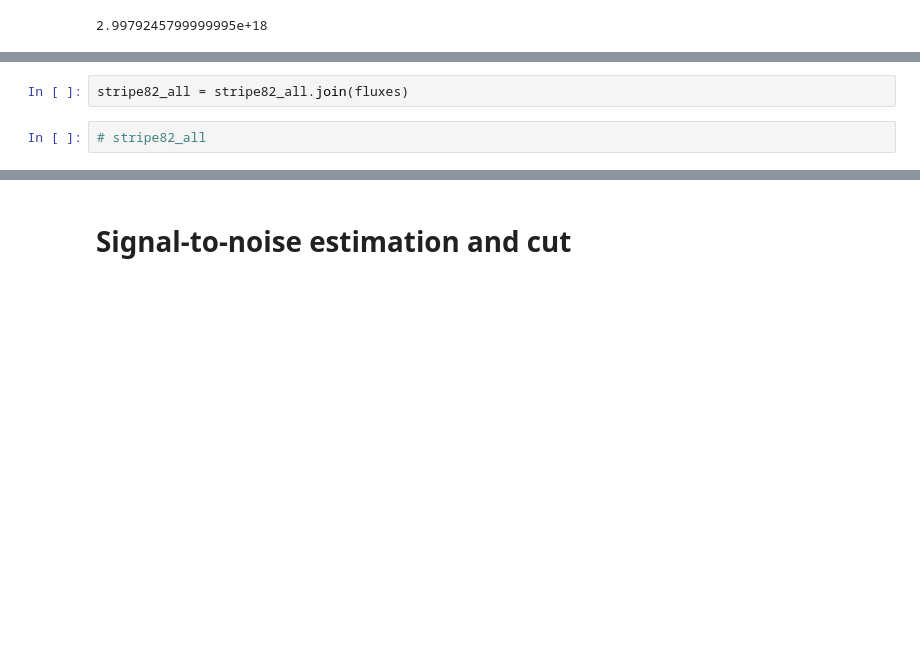
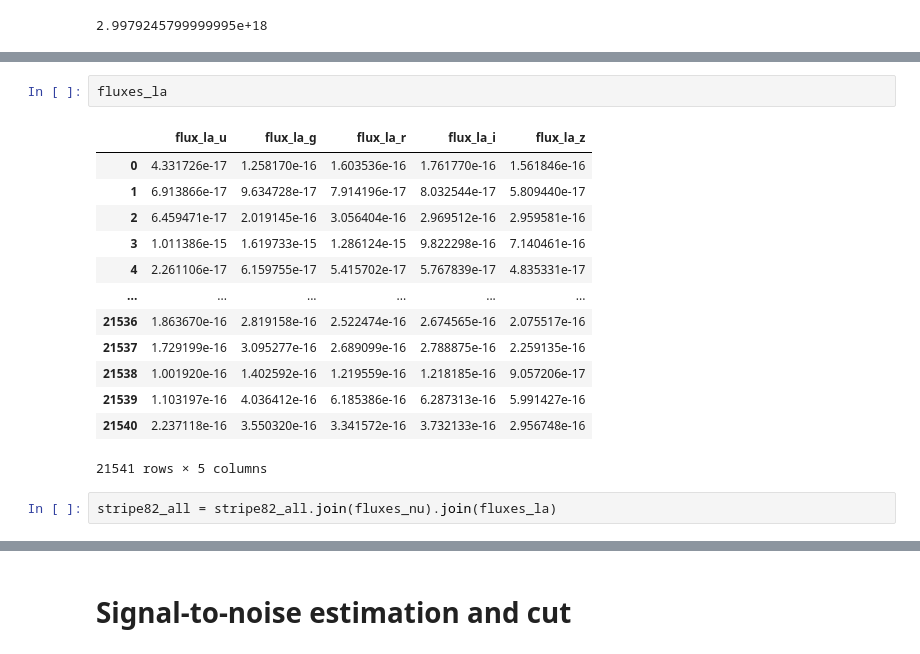
Before and after one commit to mlldantas/SEDFittingChallenge, a Jupyter notebook: sdss/Stripe82SDSS.ipynb, the cells around one changed output, grey strips where cells are left out. Drawn from its saved outputs; the diff is of its cells as text; blank space fills up the shorter version.

```diff
--- a/sdss/Stripe82SDSS.ipynb
+++ b/sdss/Stripe82SDSS.ipynb
@@ -110,4 +152,18 @@ fluxes = pd.DataFrame(fluxes, columns=['flux_u', 'flux_g', 'flux_r', 'flux_i', '
+# %%
+fluxes_la
+# %% [output]
+|  | flux_la_u | flux_la_g | flux_la_r | flux_la_i | flux_la_z |
+| 0 | 4.331726e-17 | 1.258170e-16 | 1.603536e-16 | 1.761770e-16 | 1.561846e-16 |
+| 1 | 6.913866e-17 | 9.634728e-17 | 7.914196e-17 | 8.032544e-17 | 5.809440e-17 |
+| 2 | 6.459471e-17 | 2.019145e-16 | 3.056404e-16 | 2.969512e-16 | 2.959581e-16 |
+| 3 | 1.011386e-15 | 1.619733e-15 | 1.286124e-15 | 9.822298e-16 | 7.140461e-16 |
+| 4 | 2.261106e-17 | 6.159755e-17 | 5.415702e-17 | 5.767839e-17 | 4.835331e-17 |
+| ... | ... | ... | ... | ... | ... |
+| 21536 | 1.863670e-16 | 2.819158e-16 | 2.522474e-16 | 2.674565e-16 | 2.075517e-16 |
+| 21537 | 1.729199e-16 | 3.095277e-16 | 2.689099e-16 | 2.788875e-16 | 2.259135e-16 |
+| 21538 | 1.001920e-16 | 1.402592e-16 | 1.219559e-16 | 1.218185e-16 | 9.057206e-17 |
+| 21539 | 1.103197e-16 | 4.036412e-16 | 6.185386e-16 | 6.287313e-16 | 5.991427e-16 |
+| 21540 | 2.237118e-16 | 3.550320e-16 | 3.341572e-16 | 3.732133e-16 | 2.956748e-16 |
+21541 rows × 5 columns
 # %%
-stripe82_all = stripe82_all.join(fluxes)
+stripe82_all = stripe82_all.join(fluxes_nu).join(fluxes_la)
-# %%
-# stripe82_all
```
Also changed, not shown: parts of 21 cells of this notebook, 1 other file.
